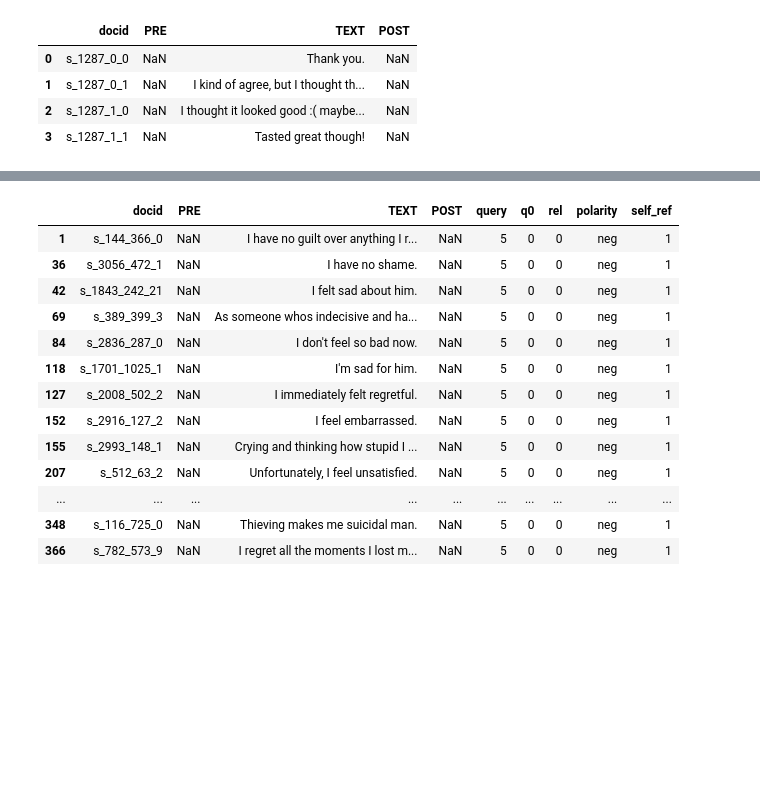
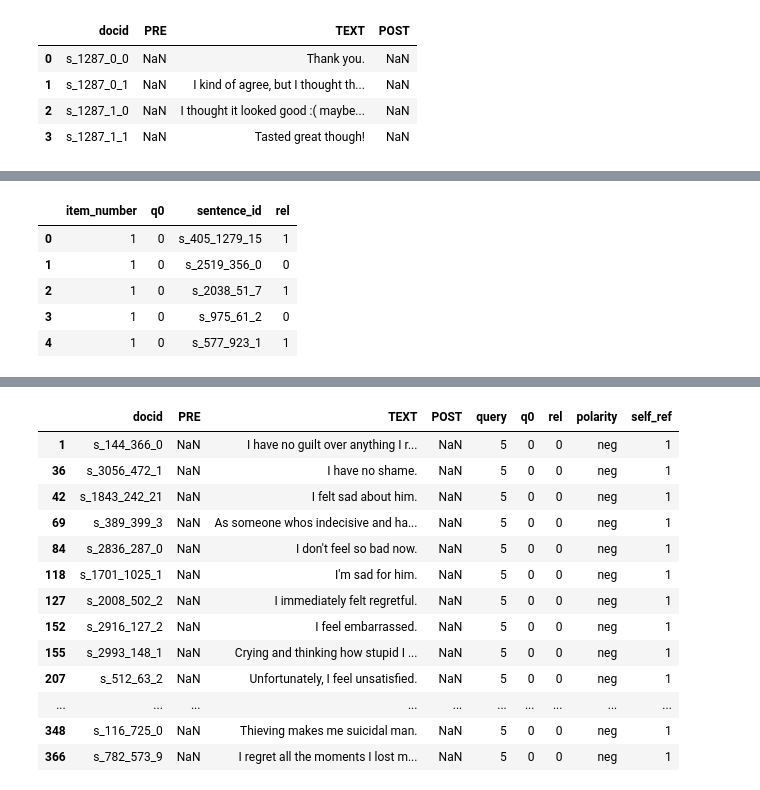
Before and after one commit to wyattmccurdy12/Project-Part-2, a Jupyter notebook: test.ipynb, the cells around one changed output, grey strips where cells are left out. Drawn from its saved outputs; the diff is of its cells as text; code cells hidden in the pictures; blank space fills up the shorter version.

```diff
--- a/test.ipynb
+++ b/test.ipynb
@@ -20,0 +51,14 @@ df.head(4)
+# %%
+ground_truth_df = pd.read_csv('task1/training/t1_training/TRAINING DATA (2023 COLLECTION)/g_rels_consenso.csv')
+
+ground_truth_df = ground_truth_df.rename(
+    columns={'query': 'item_number',
+            'docid': 'sentence_id'})
+ground_truth_df.head()
+# %% [output]
+|  | item_number | q0 | sentence_id | rel |
+| 0 | 1 | 0 | s_405_1279_15 | 1 |
+| 1 | 1 | 0 | s_2519_356_0 | 0 |
+| 2 | 1 | 0 | s_2038_51_7 | 1 |
+| 3 | 1 | 0 | s_975_61_2 | 0 |
+| 4 | 1 | 0 | s_577_923_1 | 1 |
```
Also changed, not shown: parts of 8 cells of this notebook, 2 other files.
